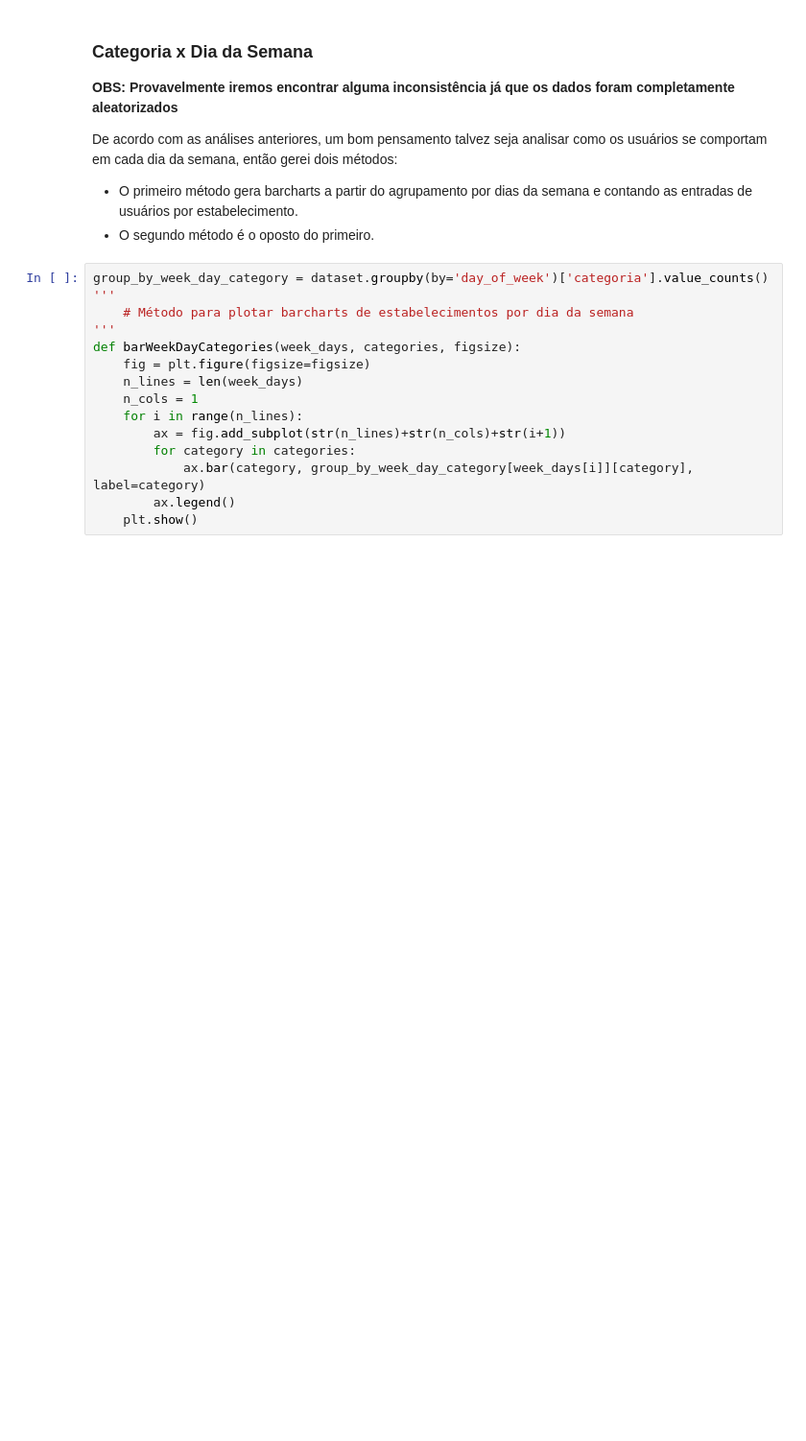
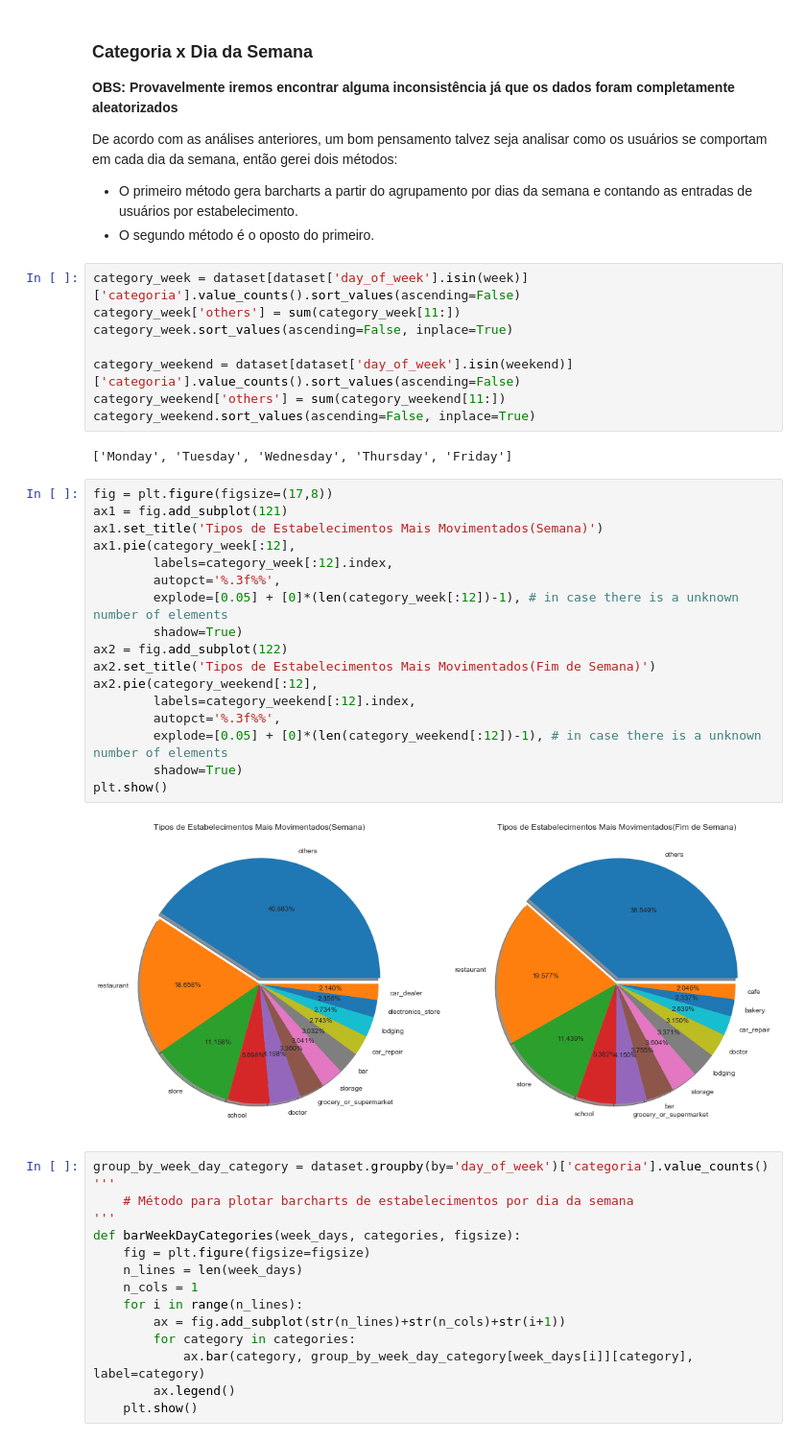
Before and after one commit to jvsn19/analise_varejo, a Jupyter notebook: Projeto.ipynb, the cells around one changed output. Shown: that part at 96% size. Saved outputs shown, nothing was run; the diff lists cells and outputs as text; blank space fills up the shorter version.

```diff
--- a/Projeto.ipynb
+++ b/Projeto.ipynb
@@ -267,6 +262,35 @@ plt.show()
     <li>O primeiro método gera barcharts a partir do agrupamento por dias da semana e contando as entradas de usuários por estabelecimento.</li>
     <li>O segundo método é o oposto do primeiro.</li>
 </ul>
+# %%
+category_week = dataset[dataset['day_of_week'].isin(week)]['categoria'].value_counts().sort_values(ascending=False)
+category_week['others'] = sum(category_week[11:])
+category_week.sort_values(ascending=False, inplace=True)
+
+category_weekend = dataset[dataset['day_of_week'].isin(weekend)]['categoria'].value_counts().sort_values(ascending=False)
+category_weekend['others'] = sum(category_weekend[11:])
+category_weekend.sort_values(ascending=False, inplace=True)
+# %% [output]
+['Monday', 'Tuesday', 'Wednesday', 'Thursday', 'Friday']
+# %%
+fig = plt.figure(figsize=(17,8))
+ax1 = fig.add_subplot(121)
+ax1.set_title('Tipos de Estabelecimentos Mais Movimentados(Semana)')
+ax1.pie(category_week[:12],
+        labels=category_week[:12].index,
+        autopct='%.3f%%',
+        explode=[0.05] + [0]*(len(category_week[:12])-1), # in case there is a unknown number of elements
+        shadow=True)
+ax2 = fig.add_subplot(122)
+ax2.set_title('Tipos de Estabelecimentos Mais Movimentados(Fim de Semana)')
+ax2.pie(category_weekend[:12],
+        labels=category_weekend[:12].index,
+        autopct='%.3f%%',
+        explode=[0.05] + [0]*(len(category_weekend[:12])-1), # in case there is a unknown number of elements
+        shadow=True)
+plt.show()
+# %% [output]
+[figure, added]
 # %%
 group_by_week_day_category = dataset.groupby(by='day_of_week')['categoria'].value_counts()
 '''
```
Also changed, not shown: parts of 18 cells of this notebook, 1 other file.
